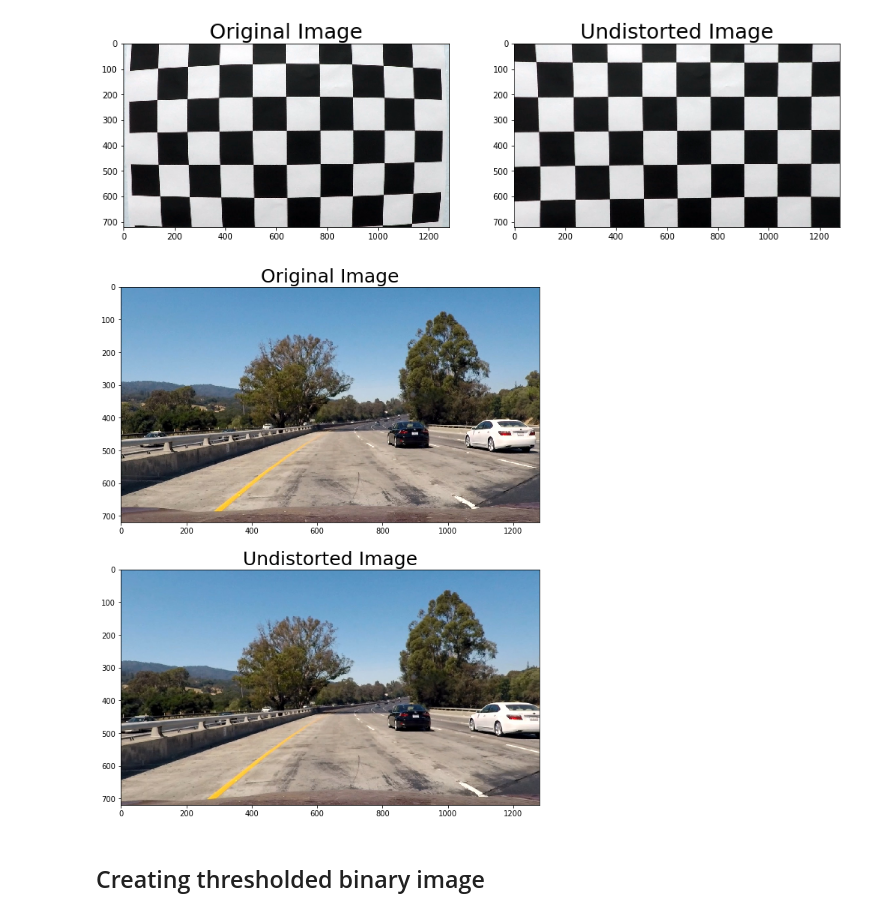
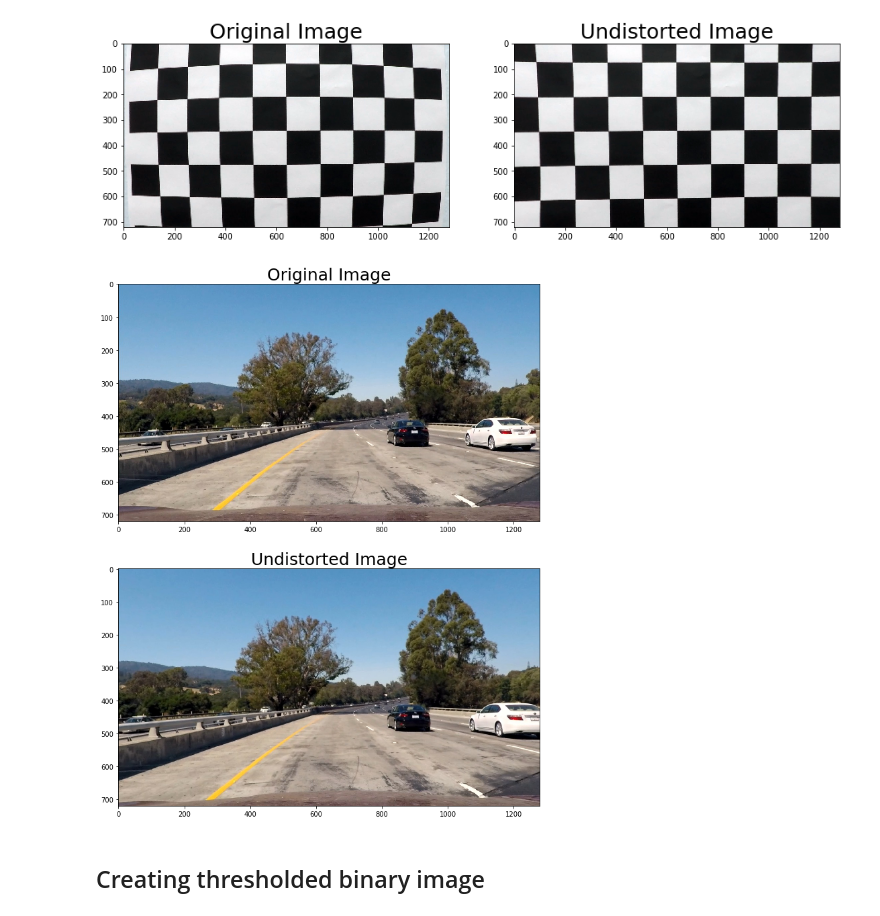
Before and after one commit to patricksu/CarND-Advanced-Lane-Lines, a Jupyter notebook: examples/example.ipynb, the cells around one changed output. Drawn from its saved outputs; the diff is of its cells as text; code cells hidden in the pictures.

```diff
--- a/examples/example.ipynb
+++ b/examples/example.ipynb
@@ -71,16 +71,16 @@ plt.savefig('undistortion_demo_peng.png')
 # %%
 test_img = '../test_images/test1.jpg'
 undistort_src = mpimg.imread(test_img)
 undistort_dst = cv2.undistort(undistort_src, cameraMatrix, distCoeffs, None, cameraMatrix)
 f, (ax1, ax2) = plt.subplots(2, 1, figsize = (9, 12))
 ax1.imshow(undistort_src)
 ax1.set_title('Original Image', fontsize=25)
 ax2.imshow(undistort_dst)
 ax2.set_title('Undistorted Image', fontsize=25)
-plt.subplots_adjust(left=0., right=1, top=0.8, bottom=0.)
+plt.subplots_adjust(left=0., right=1, top=0.95, bottom=0.05)
 plt.savefig('undistortion_test1_before_after.png')
 # %% [output]
-[figure, old version]
+[figure, new version]
 # %% [markdown]
 ## Creating thresholded binary image
 # %%
```
Also changed, not shown: parts of 2 cells of this notebook, 2 other files.
